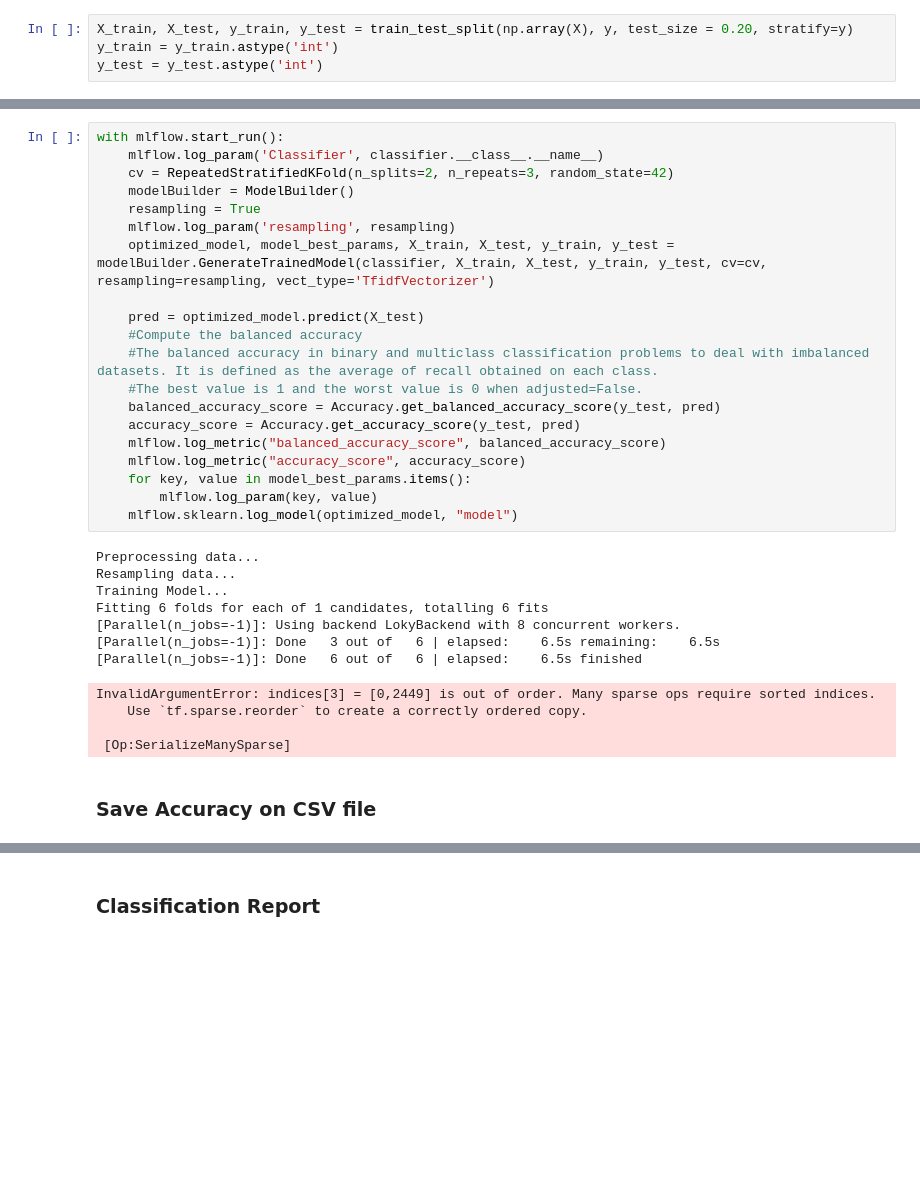
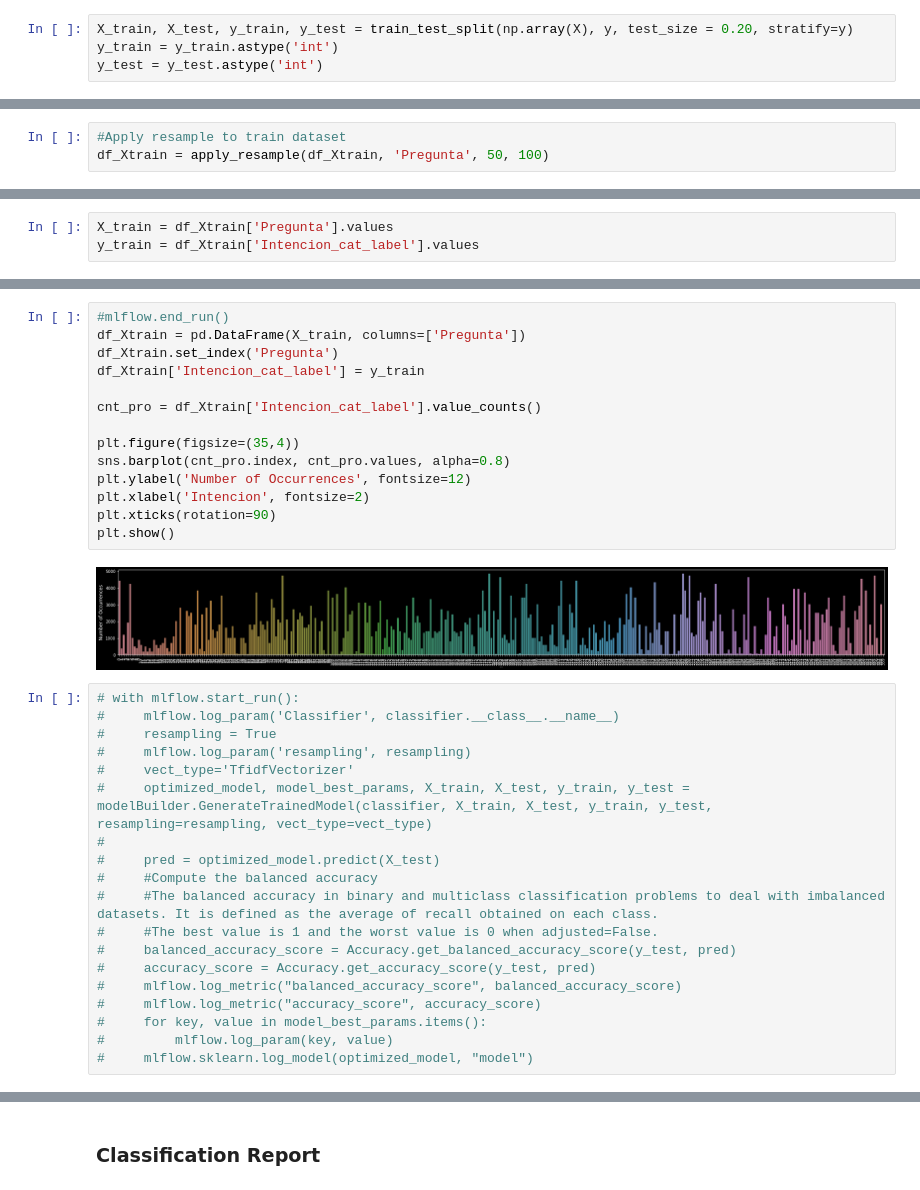
Before and after one commit to joseferrercba/FundacionsadoskySantander, a Jupyter notebook: Santander-Train Model.ipynb, the cells around one changed output, grey strips where cells are left out. Saved outputs shown, nothing was run; the diff lists cells and outputs as text; blank space fills up the shorter version.

```diff
--- a/Santander-Train Model.ipynb
+++ b/Santander-Train Model.ipynb
@@ -153,0 +178,3 @@ y_test = y_test.astype('int')
+# %%
+#Apply resample to train dataset
+df_Xtrain = apply_resample(df_Xtrain, 'Pregunta', 50, 100)
@@ -153,0 +199,3 @@ y_test = y_test.astype('int')
+# %%
+X_train = df_Xtrain['Pregunta'].values
+y_train = df_Xtrain['Intencion_cat_label'].values
@@ -154,34 +264,35 @@ y_test = y_test.astype('int')
+# %%
+#mlflow.end_run()
+df_Xtrain = pd.DataFrame(X_train, columns=['Pregunta'])
+df_Xtrain.set_index('Pregunta')
+df_Xtrain['Intencion_cat_label'] = y_train
+
+cnt_pro = df_Xtrain['Intencion_cat_label'].value_counts()
+
+plt.figure(figsize=(35,4))
+sns.barplot(cnt_pro.index, cnt_pro.values, alpha=0.8)
+plt.ylabel('Number of Occurrences', fontsize=12)
+plt.xlabel('Intencion', fontsize=2)
+plt.xticks(rotation=90)
+plt.show()
+# %% [output]
+[figure, added]
 # %%
-with mlflow.start_run():
-    mlflow.log_param('Classifier', classifier.__class__.__name__)
-    cv = RepeatedStratifiedKFold(n_splits=2, n_repeats=3, random_state=42)
-    modelBuilder = ModelBuilder()
-    resampling = True
-    mlflow.log_param('resampling', resampling)
-    optimized_model, model_best_params, X_train, X_test, y_train, y_test = modelBuilder.GenerateTrainedModel(classifier, X_train, X_test, y_train, y_test, cv=cv, resampling=resampling, vect_type='TfidfVectorizer')
-
-    pred = optimized_model.predict(X_test)
-    #Compute the balanced accuracy
-    #The balanced accuracy in binary and multiclass classification problems to deal with imbalanced datasets. It is defined as the average of recall obtained on each class.
-    #The best value is 1 and the worst value is 0 when adjusted=False.
-    balanced_accuracy_score = Accuracy.get_balanced_accuracy_score(y_test, pred)
-    accuracy_score = Accuracy.get_accuracy_score(y_test, pred)
-    mlflow.log_metric("balanced_accuracy_score", balanced_accuracy_score)
-    mlflow.log_metric("accuracy_score", accuracy_score)
-    for key, value in model_best_params.items():
-        mlflow.log_param(key, value)
-    mlflow.sklearn.log_model(optimized_model, "model")
+# with mlflow.start_run():
+#     mlflow.log_param('Classifier', classifier.__class__.__name__)
+#     resampling = True
+#     mlflow.log_param('resampling', resampling)
+#     vect_type='TfidfVectorizer'
+#     optimized_model, model_best_params, X_train, X_test, y_train, y_test = modelBuilder.GenerateTrainedModel(classifier, X_train, X_test, y_train, y_test, resampling=resampling, vect_type=vect_type)
+#
+#     pred = optimized_model.predict(X_test)
+#     #Compute the balanced accuracy
+#     #The balanced accuracy in binary and multiclass classification problems to deal with imbalanced datasets. It is defined as the average of recall obtained on each class.
+#     #The best value is 1 and the worst value is 0 when adjusted=False.
+#     balanced_accuracy_score = Accuracy.get_balanced_accuracy_score(y_test, pred)
+#     accuracy_score = Accuracy.get_accuracy_score(y_test, pred)
+#     mlflow.log_metric("balanced_accuracy_score", balanced_accuracy_score)
+#     mlflow.log_metric("accuracy_score", accuracy_score)
+#     for key, value in model_best_params.items():
+#         mlflow.log_param(key, value)
+#     mlflow.sklearn.log_model(optimized_model, "model")
-# %% [output]
-Preprocessing data...
-Resampling data...
-Training Model...
-Fitting 6 folds for each of 1 candidates, totalling 6 fits
-[Parallel(n_jobs=-1)]: Using backend LokyBackend with 8 concurrent workers.
-[Parallel(n_jobs=-1)]: Done   3 out of   6 | elapsed:    6.5s remaining:    6.5s
-[Parallel(n_jobs=-1)]: Done   6 out of   6 | elapsed:    6.5s finished
-InvalidArgumentError: indices[3] = [0,2449] is out of order. Many sparse ops require sorted indices.
-    Use `tf.sparse.reorder` to create a correctly ordered copy.
-
- [Op:SerializeManySparse]
-# %% [markdown]
-### Save Accuracy on CSV file
```
Also changed, not shown: parts of 22 cells of this notebook, 2 other files.
